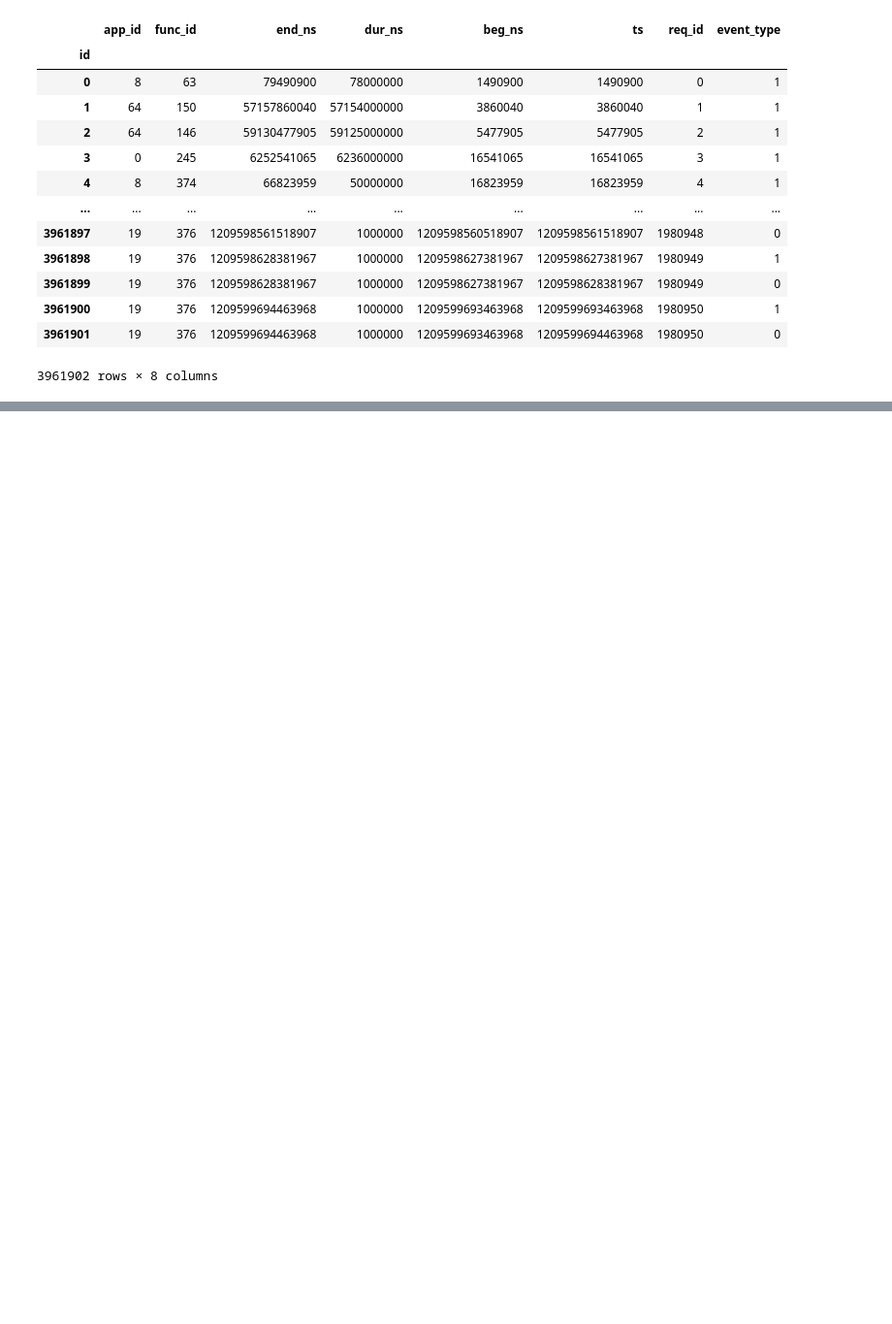
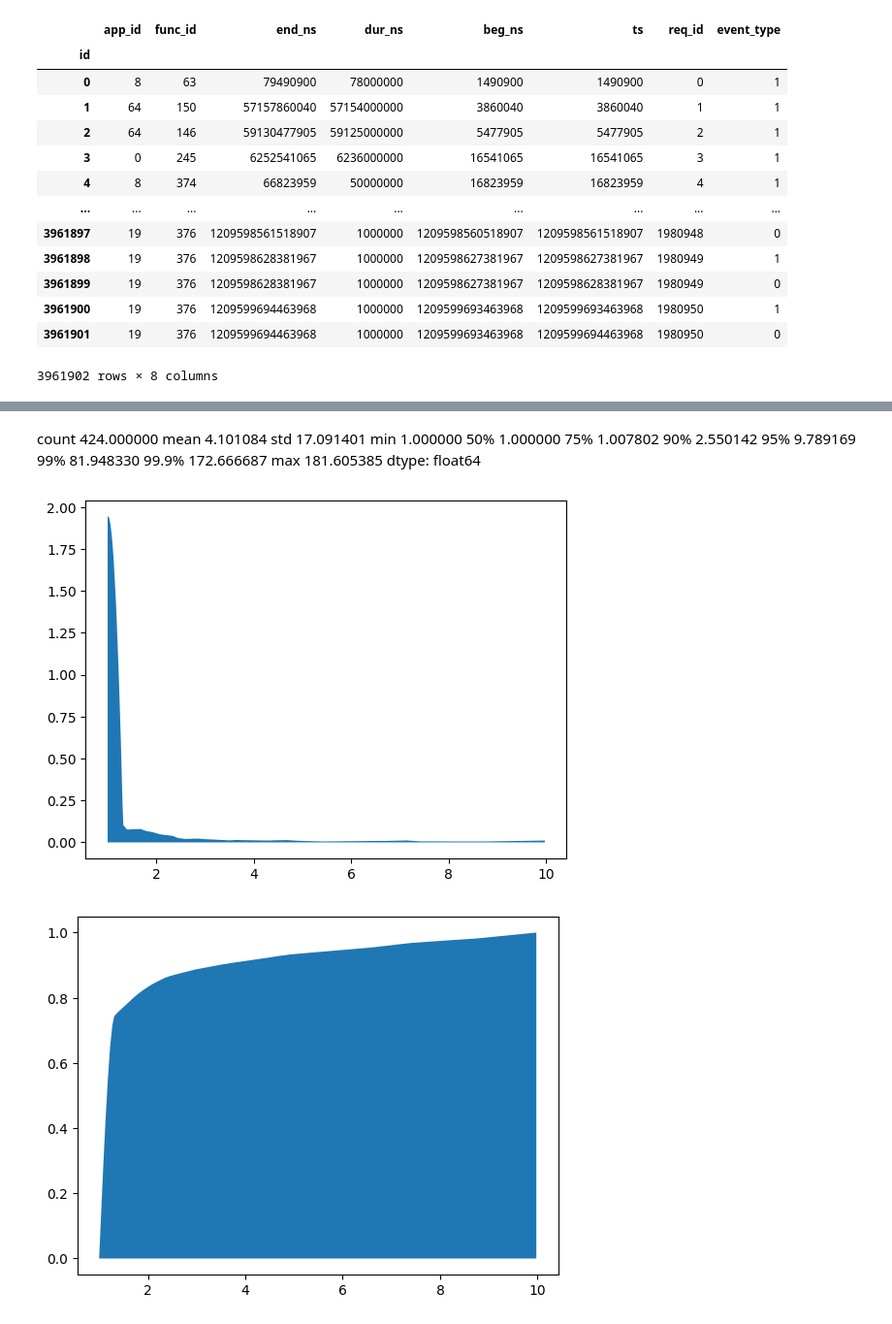
Before and after one commit to giovannioliveira/faasched-data, a Jupyter notebook: datasci/notebooks/DATASET_AUGMENT.ipynb, the cells around one changed output, grey strips where cells are left out. Shown: that part at 97% size. Saved outputs shown, nothing was run; the diff lists cells and outputs as text; code cells hidden in the pictures; blank space fills up the shorter version.

```diff
--- a/datasci/notebooks/DATASET_AUGMENT.ipynb
+++ b/datasci/notebooks/DATASET_AUGMENT.ipynb
@@ -137,0 +251,18 @@ pyplot.fill_between(X_d,Y_c)
+# %% [markdown]
+count    424.000000
+mean       4.101084
+std       17.091401
+min        1.000000
+50%        1.000000
+75%        1.007802
+90%        2.550142
+95%        9.789169
+99%       81.948330
+99.9%    172.666687
+max      181.605385
+dtype: float64
+# %%
+    probs_from_samples((STATE_FUNC['avg_active_count']).values,xl=0,xr=10,n_size=700,plot=True,plot_xlog=False,random_state=420, kernel='epanechnikov');
+# %% [output]
+[figure, added]
+[figure, added]
```
Also changed, not shown: parts of 28 cells of this notebook, 1 other file.
